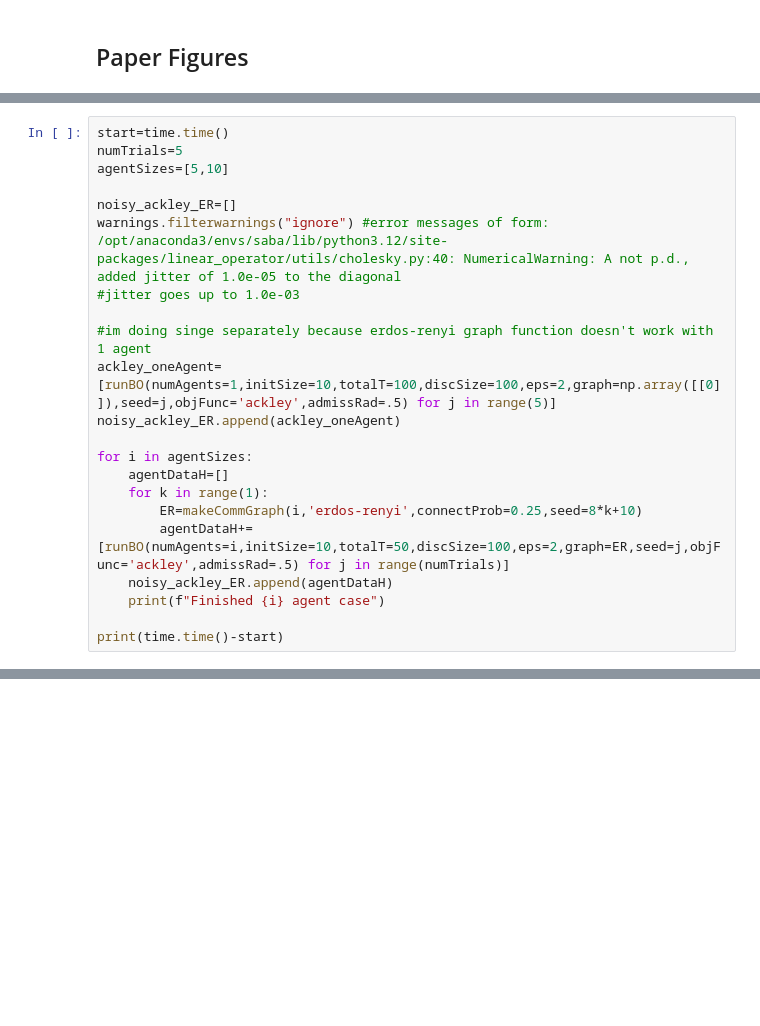
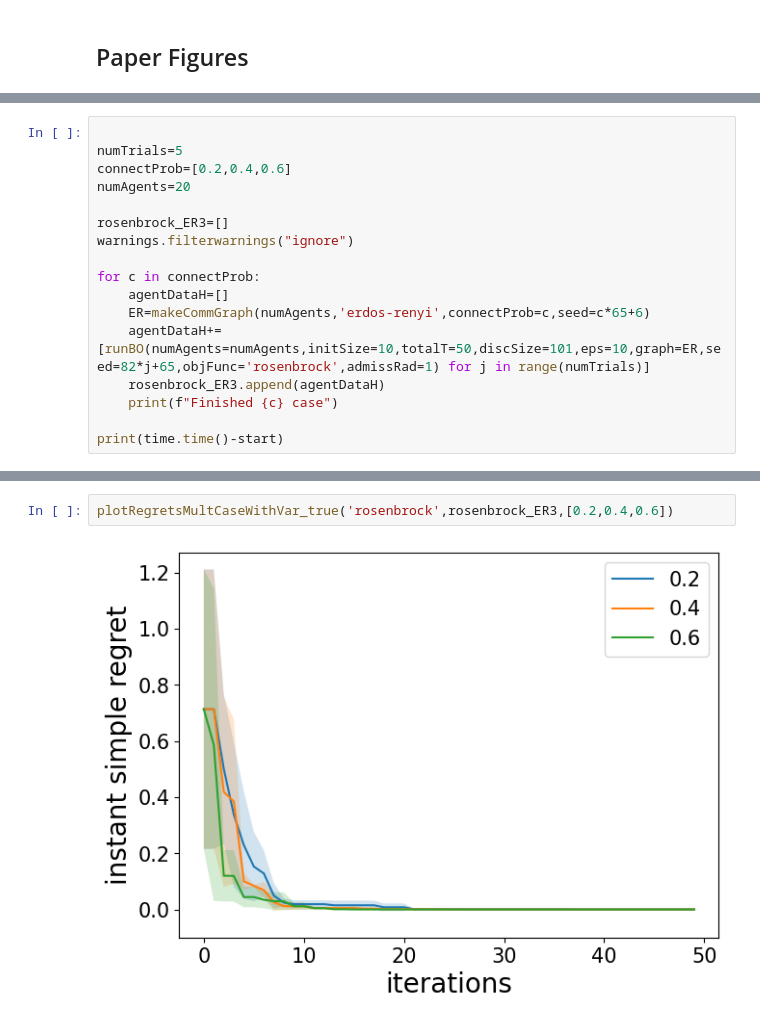
Before and after one commit to sabzer/distributed-bo, a Jupyter notebook: BO.ipynb, the cells around one changed output, grey strips where cells are left out. Saved outputs shown, nothing was run; the diff lists cells and outputs as text; blank space fills up the shorter version.

```diff
--- a/BO.ipynb
+++ b/BO.ipynb
@@ -892,22 +364,0 @@ KeyboardInterrupt:
-# %%
-start=time.time()
-numTrials=5
-agentSizes=[5,10]
-
-noisy_ackley_ER=[]
-warnings.filterwarnings("ignore") #error messages of form: /opt/anaconda3/envs/saba/lib/python3.12/site-packages/linear_operator/utils/cholesky.py:40: NumericalWarning: A not p.d., added jitter of 1.0e-05 to the diagonal
-#jitter goes up to 1.0e-03
-
-#im doing singe separately because erdos-renyi graph function doesn't work with 1 agent
-ackley_oneAgent=[runBO(numAgents=1,initSize=10,totalT=100,discSize=100,eps=2,graph=np.array([[0]]),seed=j,objFunc='ackley',admissRad=.5) for j in range(5)]
-noisy_ackley_ER.append(ackley_oneAgent)
-
-for i in agentSizes:
-    agentDataH=[]
-    for k in range(1):
-        ER=makeCommGraph(i,'erdos-renyi',connectProb=0.25,seed=8*k+10)
-        agentDataH+=[runBO(numAgents=i,initSize=10,totalT=50,discSize=100,eps=2,graph=ER,seed=j,objFunc='ackley',admissRad=.5) for j in range(numTrials)]
-    noisy_ackley_ER.append(agentDataH)
-    print(f"Finished {i} agent case")
-
-print(time.time()-start)
@@ -967,0 +365,17 @@ plotRegretsMultCaseWithVar_true('ackley',noisy_ackley_ER,[i for i in [1,5,10]])
+# %%
+
+numTrials=5
+connectProb=[0.2,0.4,0.6]
+numAgents=20
+
+rosenbrock_ER3=[]
+warnings.filterwarnings("ignore")
+
+for c in connectProb:
+    agentDataH=[]
+    ER=makeCommGraph(numAgents,'erdos-renyi',connectProb=c,seed=c*65+6)
+    agentDataH+=[runBO(numAgents=numAgents,initSize=10,totalT=50,discSize=101,eps=10,graph=ER,seed=82*j+65,objFunc='rosenbrock',admissRad=1) for j in range(numTrials)]
+    rosenbrock_ER3.append(agentDataH)
+    print(f"Finished {c} case")
+
+print(time.time()-start)
@@ -967,0 +435,4 @@ plotRegretsMultCaseWithVar_true('ackley',noisy_ackley_ER,[i for i in [1,5,10]])
+# %%
+plotRegretsMultCaseWithVar_true('rosenbrock',rosenbrock_ER3,[0.2,0.4,0.6])
+# %% [output]
+[figure, added]
```
Also changed, not shown: parts of 33 cells of this notebook, 2 other files.
